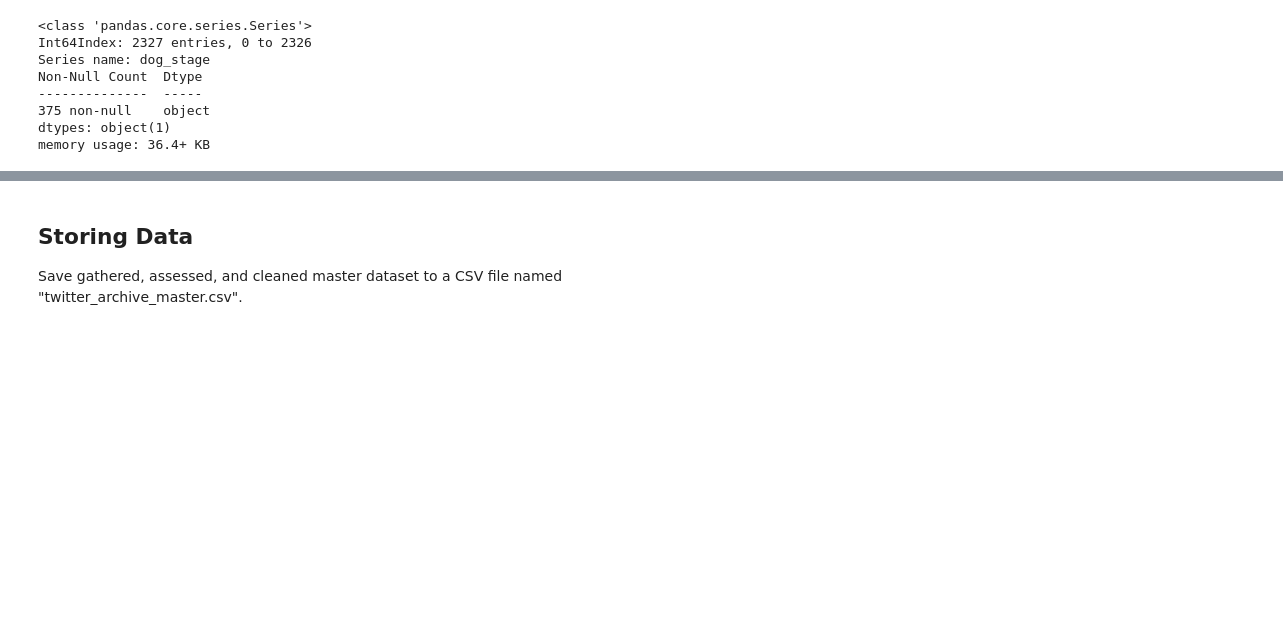
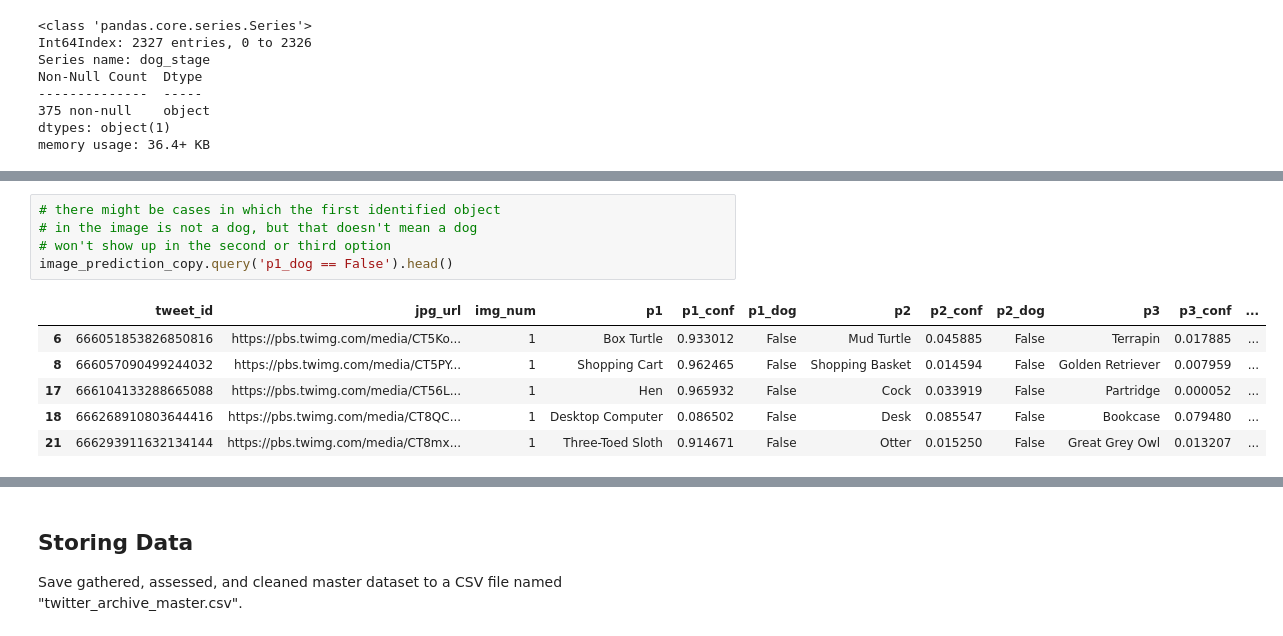
Before and after one commit to tharcyla/wrangle-and-analyze-data, a Jupyter notebook: wrangle_act.ipynb, the cells around one changed output, grey strips where cells are left out. Drawn from its saved outputs; the diff is of its cells as text; blank space fills up the shorter version.

```diff
--- a/wrangle_act.ipynb
+++ b/wrangle_act.ipynb
@@ -701,0 +1071,12 @@ archive_copy[archive_copy['dog_stage'].notna()].head(3)
+# %%
+# there might be cases in which the first identified object
+# in the image is not a dog, but that doesn't mean a dog
+# won't show up in the second or third option
+image_prediction_copy.query('p1_dog == False').head()
+# %% [output]
+|  | tweet_id | jpg_url | img_num | p1 | p1_conf | p1_dog | p2 | p2_conf | p2_dog | p3 | p3_conf | ... |
+| 6 | 666051853826850816 | https://pbs.twimg.com/media/CT5Ko... | 1 | Box Turtle | 0.933012 | False | Mud Turtle | 0.045885 | False | Terrapin | 0.017885 | ... |
+| 8 | 666057090499244032 | https://pbs.twimg.com/media/CT5PY... | 1 | Shopping Cart | 0.962465 | False | Shopping Basket | 0.014594 | False | Golden Retriever | 0.007959 | ... |
+| 17 | 666104133288665088 | https://pbs.twimg.com/media/CT56L... | 1 | Hen | 0.965932 | False | Cock | 0.033919 | False | Partridge | 0.000052 | ... |
+| 18 | 666268910803644416 | https://pbs.twimg.com/media/CT8QC... | 1 | Desktop Computer | 0.086502 | False | Desk | 0.085547 | False | Bookcase | 0.079480 | ... |
+| 21 | 666293911632134144 | https://pbs.twimg.com/media/CT8mx... | 1 | Three-Toed Sloth | 0.914671 | False | Otter | 0.015250 | False | Great Grey Owl | 0.013207 | ... |
```
Also changed, not shown: parts of 72 cells of this notebook.
